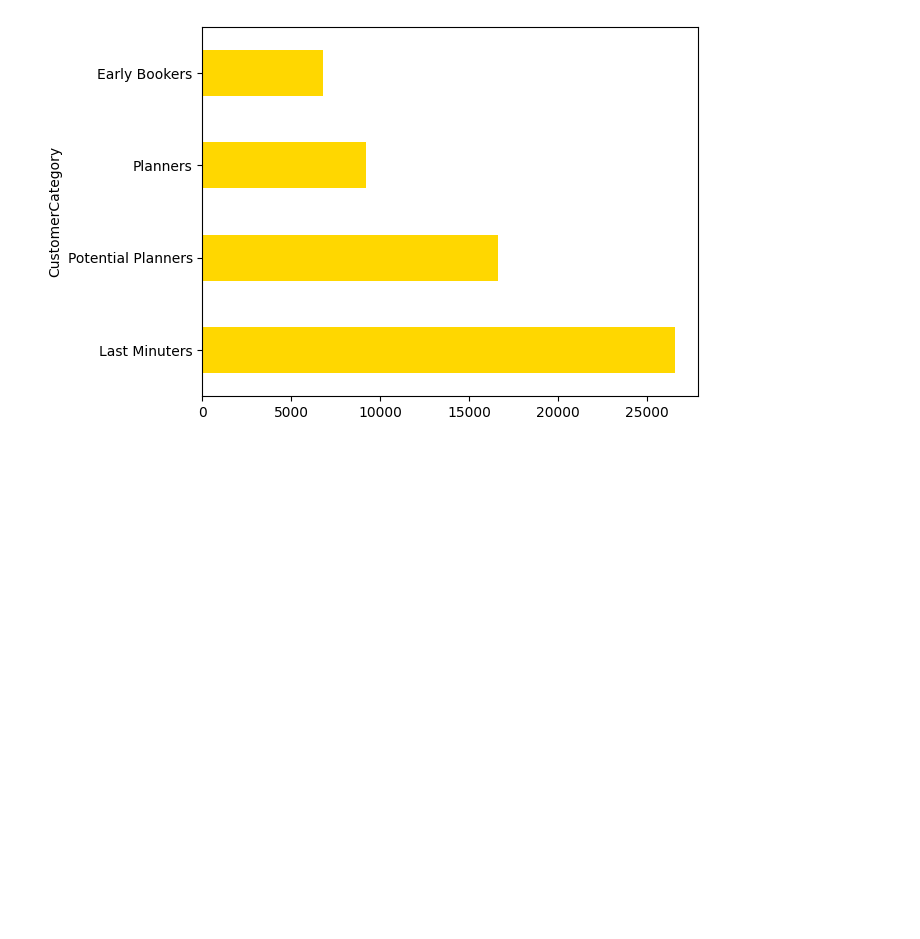
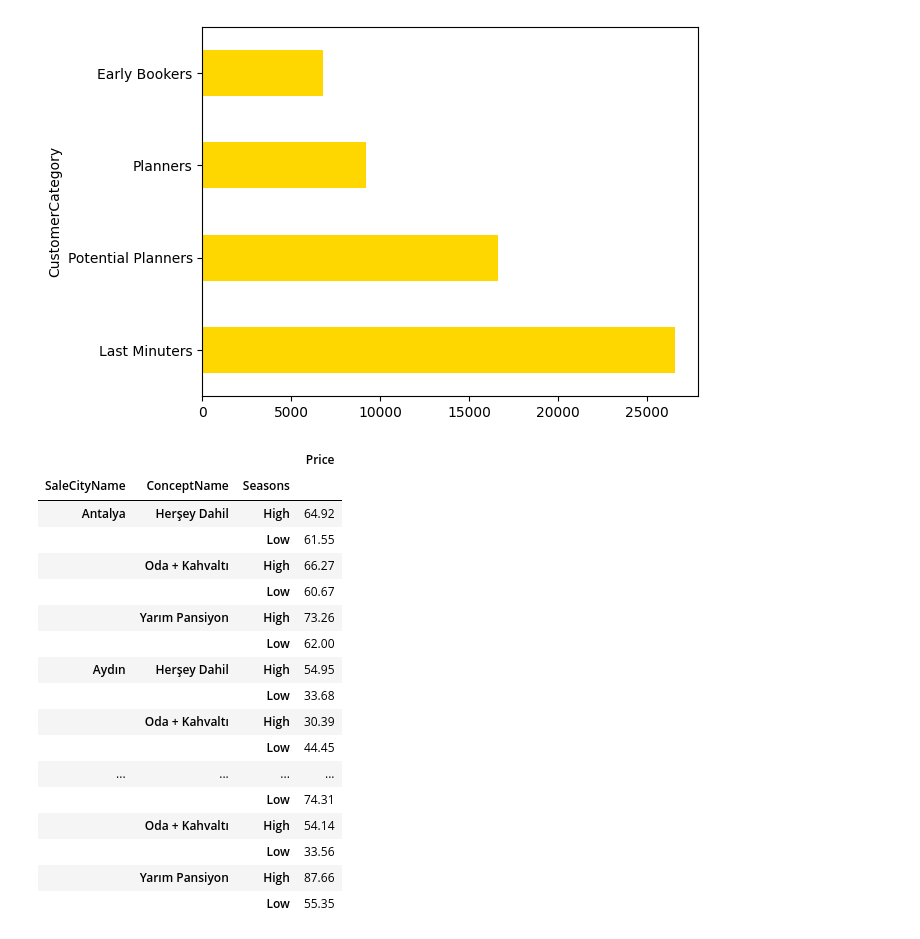
Before and after one commit to osmanacar/gezinomi, a Jupyter notebook: gezinomi-rule-based.ipynb, the cells around one changed output. Drawn from its saved outputs; the diff is of its cells as text; code cells hidden in the pictures; blank space fills up the shorter version.

```diff
--- a/gezinomi-rule-based.ipynb
+++ b/gezinomi-rule-based.ipynb
@@ -256,3 +256,25 @@ customer_category.plot(kind="barh",color="gold")
 # %% [output]
 <Axes: ylabel='CustomerCategory'>
 [figure]
+# %%
+sale_concept_seasons = df.groupby(["SaleCityName", "ConceptName", "Seasons"]).agg({"Price": "mean"})
+sale_concept_seasons
+# %% [output]
+|  |  |  | Price |
+| SaleCityName | ConceptName | Seasons |  |
+| Antalya | Herşey Dahil | High | 64.92 |
+|  |  | Low | 61.55 |
+|  | Oda + Kahvaltı | High | 66.27 |
+|  |  | Low | 60.67 |
+|  | Yarım Pansiyon | High | 73.26 |
+|  |  | Low | 62.00 |
+| Aydın | Herşey Dahil | High | 54.95 |
+|  |  | Low | 33.68 |
+|  | Oda + Kahvaltı | High | 30.39 |
+|  |  | Low | 44.45 |
+| ... | ... | ... | ... |
+|  |  | Low | 74.31 |
+|  | Oda + Kahvaltı | High | 54.14 |
+|  |  | Low | 33.56 |
+|  | Yarım Pansiyon | High | 87.66 |
+|  |  | Low | 55.35 |
```
Also changed, not shown: parts of 25 cells of this notebook.
